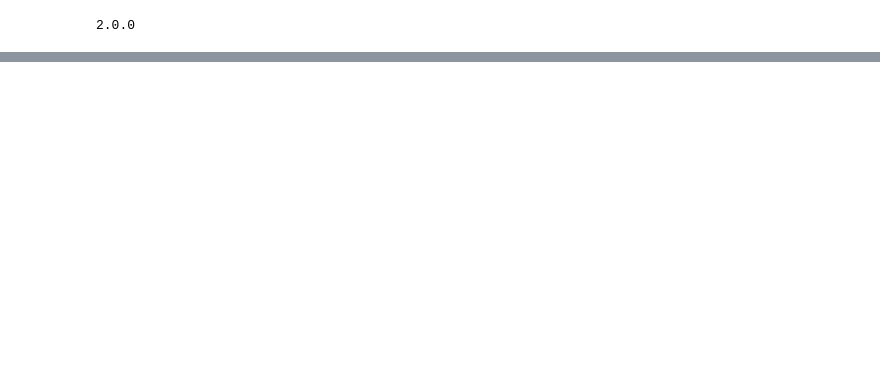
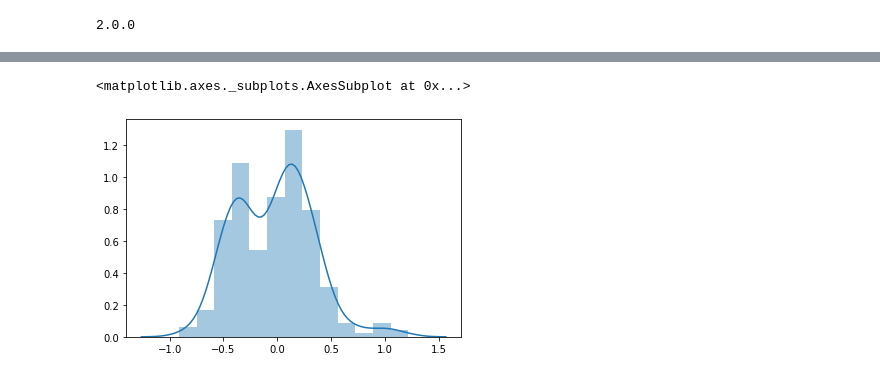
Before and after one commit to Simplon-IA-Bdx-1/house-prices-nicolasa-guillaume, a Jupyter notebook: Keras.ipynb, the cells around one changed output, grey strips where cells are left out. Saved outputs shown, nothing was run; the diff lists cells and outputs as text; code cells hidden in the pictures; blank space fills up the shorter version.

```diff
--- a/Keras.ipynb
+++ b/Keras.ipynb
@@ -112,5 +123,8 @@ plt.show()
 # %%
 y_pred = model.predict(X_val)
+# %%
+y_pred = y_pred.reshape(y_pred.shape[0])
+y_val = y_val.reshape(y_val.shape[0])
 # %%
 RMSLE = sqrt(mean_squared_error(y_val,y_pred))
 RMSLE
@@ -118,0 +133,5 @@ RMSLE
+# %%
+sns.distplot(y_pred-y_val)
+# %% [output]
+<matplotlib.axes._subplots.AxesSubplot at 0x...>
+[figure, added]
```
Also changed, not shown: parts of 17 cells of this notebook, 1 other file.
